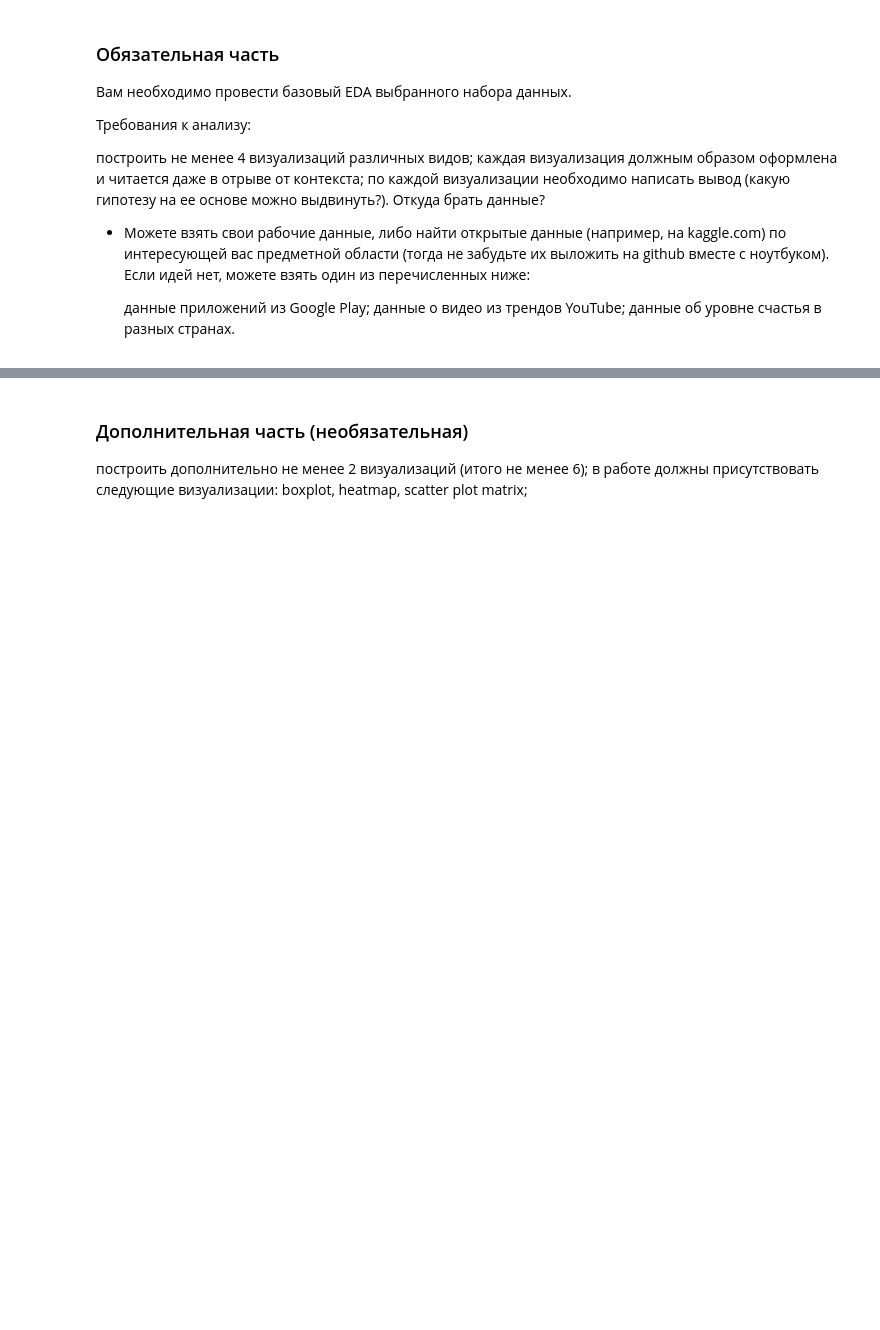
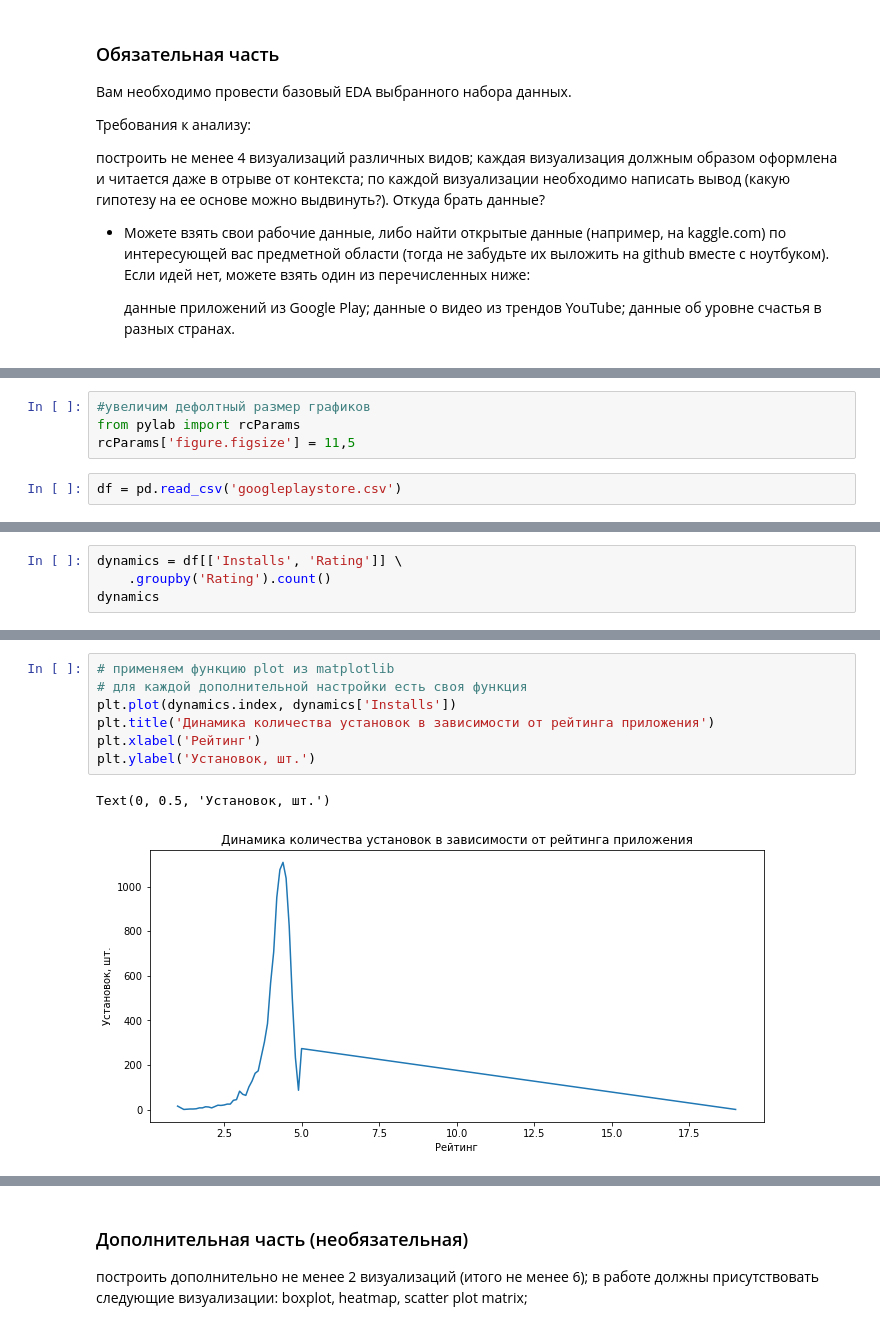
Before and after one commit to SergioMoys/Python_Openbank, a Jupyter notebook: DZ/Number16 - Визуализация данных.ipynb, the cells around one changed output, grey strips where cells are left out. Cells and saved outputs as stored; diff of their text form; blank space fills up the shorter version.

Commit message:
Visual

```diff
--- a/DZ/Number16 - Визуализация данных.ipynb
+++ b/DZ/Number16 - Визуализация данных.ipynb
@@ -18,0 +23,6 @@
+# %%
+#увеличим дефолтный размер графиков
+from pylab import rcParams
+rcParams['figure.figsize'] = 11,5
+# %%
+df = pd.read_csv('googleplaystore.csv')
@@ -18,0 +77,4 @@
+# %%
+dynamics = df[['Installs', 'Rating']] \
+    .groupby('Rating').count()
+dynamics
@@ -18,0 +100,10 @@
+# %%
+# применяем функцию plot из matplotlib
+# для каждой дополнительной настройки есть своя функция
+plt.plot(dynamics.index, dynamics['Installs'])
+plt.title('Динамика количества установок в зависимости от рейтинга приложения')
+plt.xlabel('Рейтинг')
+plt.ylabel('Установок, шт.')
+# %% [output]
+Text(0, 0.5, 'Установок, шт.')
+[figure, added]
```
Also changed, not shown: parts of 10 cells of this notebook, 4 other files.
